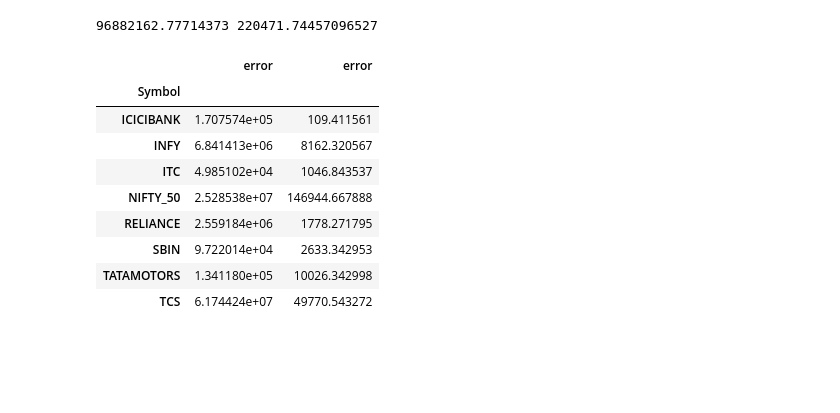
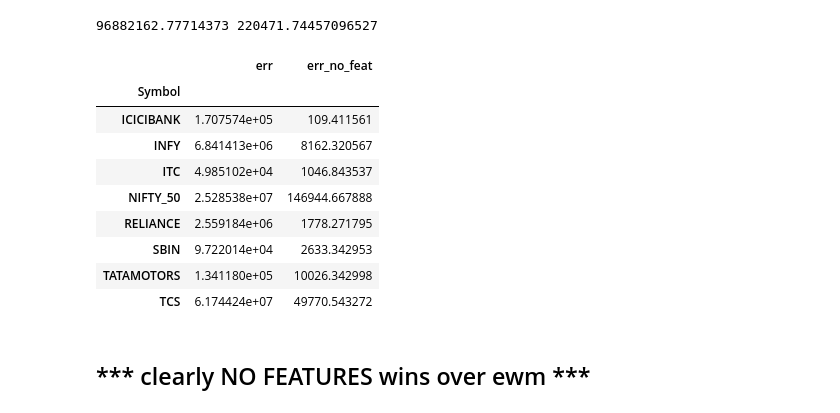
Before and after one commit to tildekarthik/stock_analysis, a Jupyter notebook: code/stock_data_visualization.ipynb, the cells around one changed output. Saved outputs shown, nothing was run; the diff lists cells and outputs as text; code cells hidden in the pictures; blank space fills up the shorter version.

```diff
--- a/code/stock_data_visualization.ipynb
+++ b/code/stock_data_visualization.ipynb
@@ -162,15 +162,20 @@ a=df_ewm.groupby('Symbol')['error'].sum()
 # %%
 b = df_no_features.groupby('Symbol')['error'].sum()
 # %%
-pd.concat([a,b],axis=1)
+temp = pd.concat([a,b],axis=1)
+temp.columns=['err','err_no_feat']
-# %% [output]
-|  | error | error |
-| Symbol |  |  |
-| ICICIBANK | 1.707574e+05 | 109.411561 |
-| INFY | 6.841413e+06 | 8162.320567 |
-| ITC | 4.985102e+04 | 1046.843537 |
-| NIFTY_50 | 2.528538e+07 | 146944.667888 |
-| RELIANCE | 2.559184e+06 | 1778.271795 |
-| SBIN | 9.722014e+04 | 2633.342953 |
-| TATAMOTORS | 1.341180e+05 | 10026.342998 |
-| TCS | 6.174424e+07 | 49770.543272 |
+# %%
+temp
+# %% [output]
+|  | err | err_no_feat |
+| Symbol |  |  |
+| ICICIBANK | 1.707574e+05 | 109.411561 |
+| INFY | 6.841413e+06 | 8162.320567 |
+| ITC | 4.985102e+04 | 1046.843537 |
+| NIFTY_50 | 2.528538e+07 | 146944.667888 |
+| RELIANCE | 2.559184e+06 | 1778.271795 |
+| SBIN | 9.722014e+04 | 2633.342953 |
+| TATAMOTORS | 1.341180e+05 | 10026.342998 |
+| TCS | 6.174424e+07 | 49770.543272 |
+# %% [markdown]
+## *** clearly NO FEATURES wins over ewm ***
```
Also changed, not shown: parts of 2 cells of this notebook, 4 other files.
